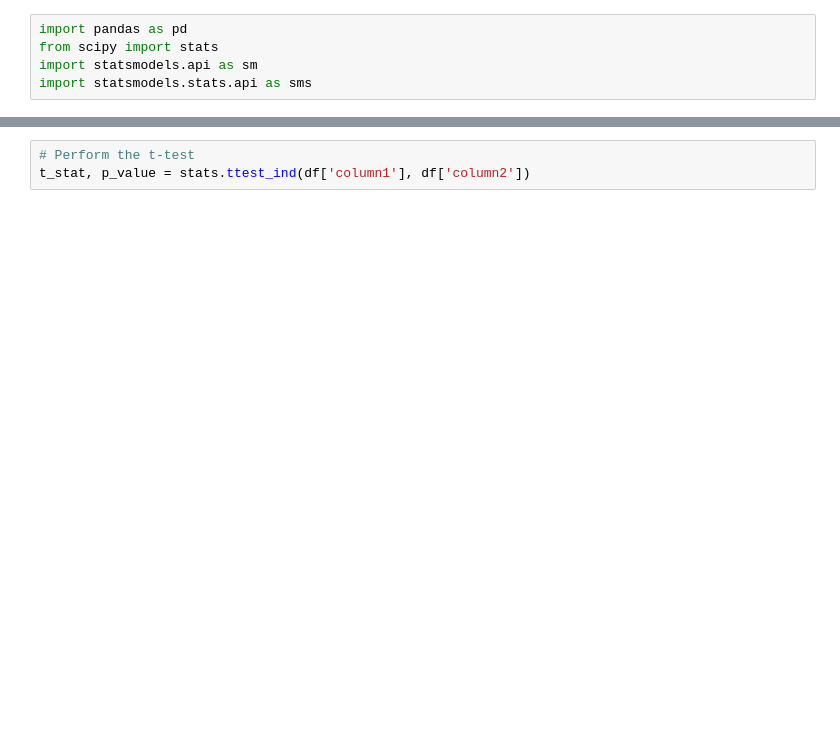
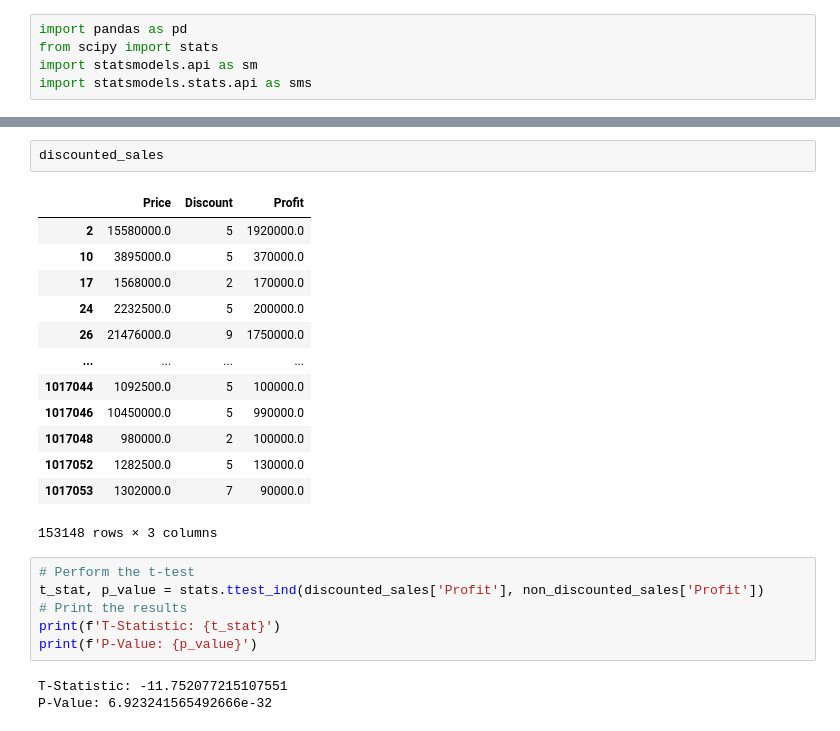
Before and after one commit to realBagher/Laptop_analysis_and_Warehousing_g3, a Jupyter notebook: Tasks/task 3/task_3.ipynb, the cells around one changed output, grey strips where cells are left out. Cells and saved outputs as stored; diff of their text form; blank space fills up the shorter version.

```diff
--- a/Tasks/task 3/task_3.ipynb
+++ b/Tasks/task 3/task_3.ipynb
@@ -11,3 +128,25 @@ df = pd.DataFrame(data)
+# %%
+discounted_sales
+# %% [output]
+|  | Price | Discount | Profit |
+| 2 | 15580000.0 | 5 | 1920000.0 |
+| 10 | 3895000.0 | 5 | 370000.0 |
+| 17 | 1568000.0 | 2 | 170000.0 |
+| 24 | 2232500.0 | 5 | 200000.0 |
+| 26 | 21476000.0 | 9 | 1750000.0 |
+| ... | ... | ... | ... |
+| 1017044 | 1092500.0 | 5 | 100000.0 |
+| 1017046 | 10450000.0 | 5 | 990000.0 |
+| 1017048 | 980000.0 | 2 | 100000.0 |
+| 1017052 | 1282500.0 | 5 | 130000.0 |
+| 1017053 | 1302000.0 | 7 | 90000.0 |
+153148 rows × 3 columns
 # %%
 # Perform the t-test
-t_stat, p_value = stats.ttest_ind(df['column1'], df['column2'])
+t_stat, p_value = stats.ttest_ind(discounted_sales['Profit'], non_discounted_sales['Profit'])
+# Print the results
+print(f'T-Statistic: {t_stat}')
+print(f'P-Value: {p_value}')
+# %% [output]
+T-Statistic: -11.752077215107551
+P-Value: 6.923241565492666e-32
```
Also changed, not shown: parts of 15 cells of this notebook.
